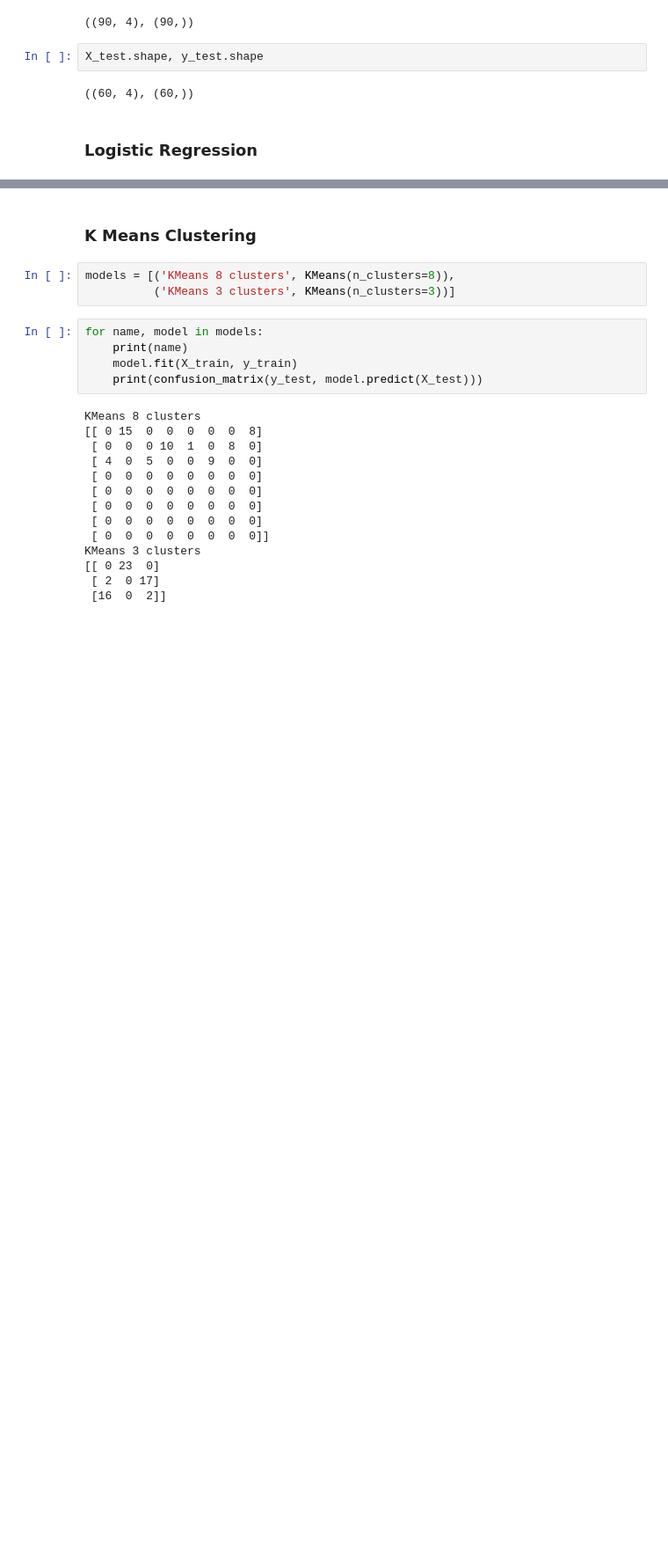
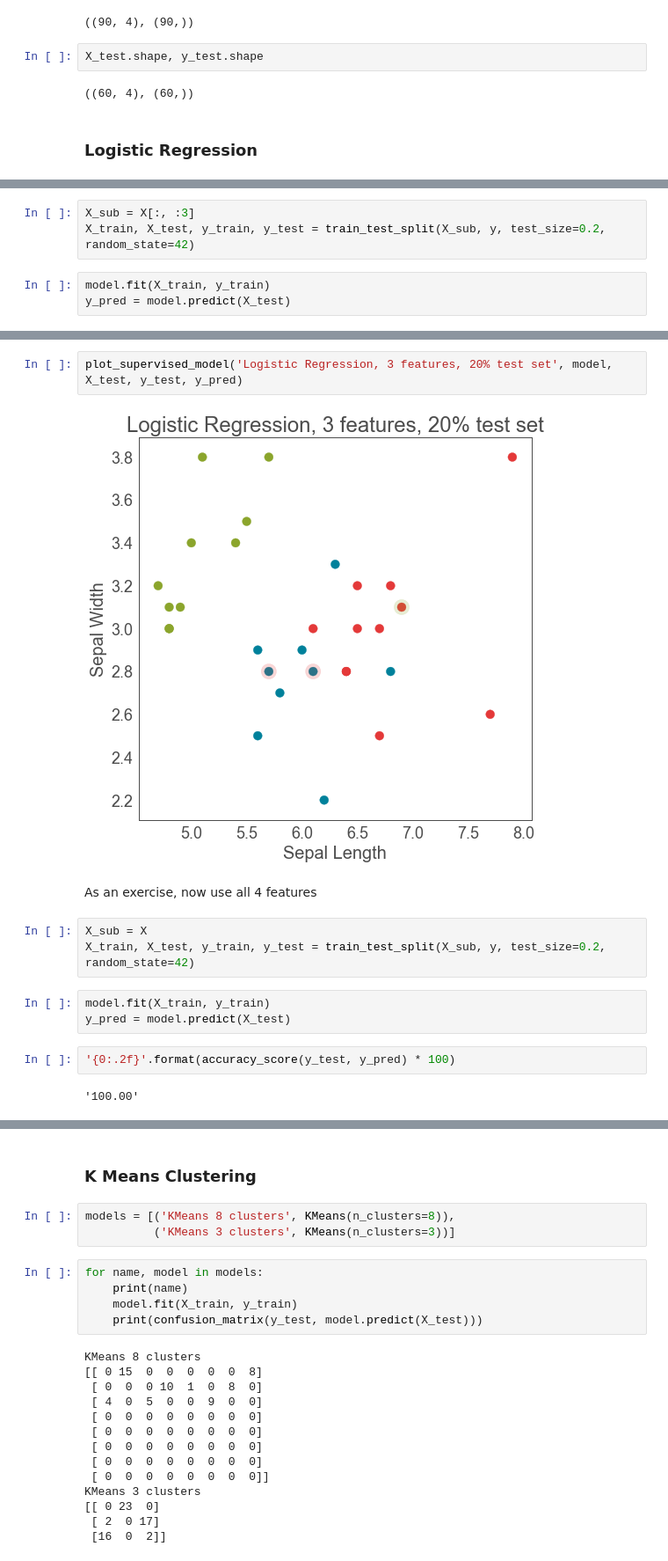
Before and after one commit to marijavlajic/code-university-ml-workshop, a Jupyter notebook: Ada Lovelace Festival - Introduction to Machine Learning Workshop.ipynb, the cells around one changed output, grey strips where cells are left out. Shown at 88% size. Cells and saved outputs as stored; diff of their text form; blank space fills up the shorter version.

```diff
--- a/Ada Lovelace Festival - Introduction to Machine Learning Workshop.ipynb
+++ b/Ada Lovelace Festival - Introduction to Machine Learning Workshop.ipynb
@@ -100,0 +188,6 @@ for name, model in models:
+# %%
+X_sub = X[:, :3]
+X_train, X_test, y_train, y_test = train_test_split(X_sub, y, test_size=0.2, random_state=42)
+# %%
+model.fit(X_train, y_train)
+y_pred = model.predict(X_test)
@@ -100,0 +198,16 @@ for name, model in models:
+# %%
+plot_supervised_model('Logistic Regression, 3 features, 20% test set', model, X_test, y_test, y_pred)
+# %% [output]
+[figure, added]
+# %% [markdown]
+As an exercise, now use all 4 features
+# %%
+X_sub = X
+X_train, X_test, y_train, y_test = train_test_split(X_sub, y, test_size=0.2, random_state=42)
+# %%
+model.fit(X_train, y_train)
+y_pred = model.predict(X_test)
+# %%
+'{0:.2f}'.format(accuracy_score(y_test, y_pred) * 100)
+# %% [output]
+'100.00'
```
Also changed, not shown: parts of 50 cells of this notebook.
